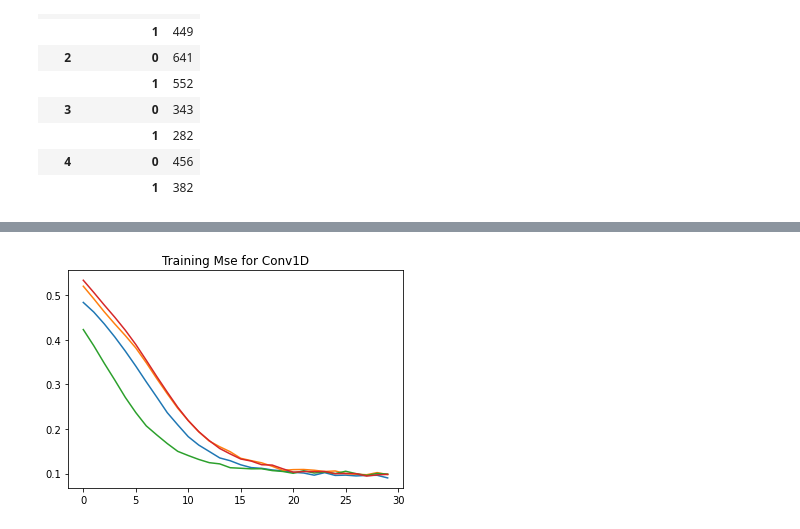
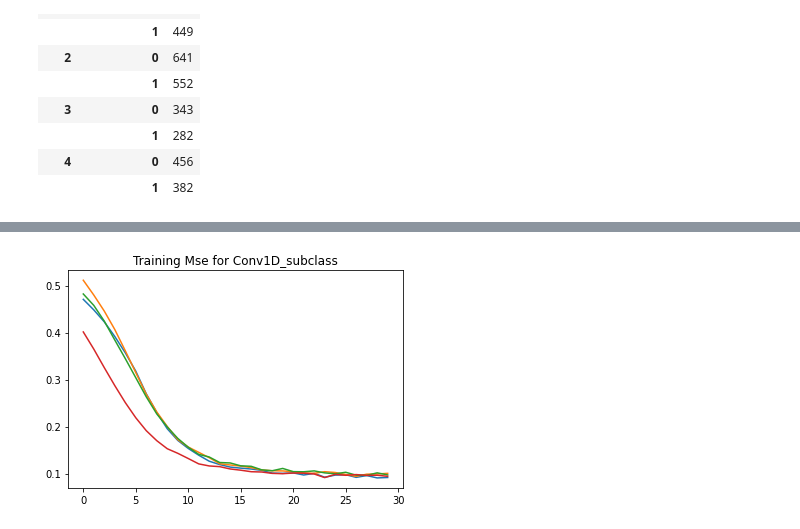
Before and after one commit to fantasia1314/Capstone_NGAFID, a Jupyter notebook: Con1D-Autoencoder-v2.ipynb, the cells around one changed output, grey strips where cells are left out. Drawn from its saved outputs; the diff is of its cells as text; code cells hidden in the pictures.

```diff
--- a/Con1D-Autoencoder-v2.ipynb
+++ b/Con1D-Autoencoder-v2.ipynb
@@ -294,0 +407,22 @@ Epoch 30/30
+# %%
+cnnv1D_subclass_result = {}
+
+for i in range(NFOLD-1):
+    conv1D = Conv1D_subclass()
+    tfku.plot_model(
+        conv1D.build_graph(BLOCK_SHAPE),
+        to_file='conv1D_model_subclass{i}.png'.format(i=i), dpi=96,
+        show_shapes=True, show_layer_names=True,
+        expand_nested=False
+    )
+    conv1D.compile(optimizer = tfk.optimizers.Adam(learning_rate=1e-6),
+                        metrics = ['accuracy', tfk.metrics.RootMeanSquaredError(),],
+                        loss = tfk.losses.MeanSquaredError(reduction= tfk.losses.Reduction.SUM_OVER_BATCH_SIZE)
+                       )
+    train_dataset, val_dataset, test_dataset = get_train_and_val_for_fold(folded_datasets=folded_datasets,fold = i)
+
+    result = conv1D.fit(train_dataset, epochs= EPOCHS,steps_per_epoch = STEPS_PER_EPOCH,validation_data= val_dataset,)
+
+    cnnv1D_subclass_result[i] = result.history
+
+pd.DataFrame(cnnv1D_subclass_result)
@@ -301,0 +461,5 @@ for i in range(NFOLD-1):
+# %%
+for i in range(NFOLD-1):
+    loss = cnn1D_encoder_subclass_result[i]['loss']
+    plt.plot(loss)
+    plt.title('Training loss for Autoencoder_subclass')
@@ -308,0 +475,5 @@ for i in range(NFOLD-1):
+# %%
+for i in range(NFOLD-1):
+    loss = cnnv1D_subclass_result[i]['loss']
+    plt.plot(loss)
+    plt.title('Training loss for Conv1D_subclass')
@@ -315,0 +489,5 @@ for i in range(NFOLD-1):
+# %%
+for i in range(NFOLD-1):
+    mse = cnn1D_encoder_subclass_result[i]['root_mean_squared_error']
+    plt.plot(mse)
+    plt.title('Training Mse for Autoencoder_subclass')
@@ -316,7 +496,7 @@ for i in range(NFOLD-1):
 # %%
 for i in range(NFOLD-1):
-    mse = cnnv1D_result[i]['root_mean_squared_error']
+    mse = cnnv1D_subclass_result[i]['root_mean_squared_error']
     plt.plot(mse)
-    plt.title('Training Mse for Conv1D')
+    plt.title('Training Mse for Conv1D_subclass')
 # %% [output]
-[figure, old version]
+[figure, new version]
```
Also changed, not shown: parts of 20 cells of this notebook, 16 other files.
